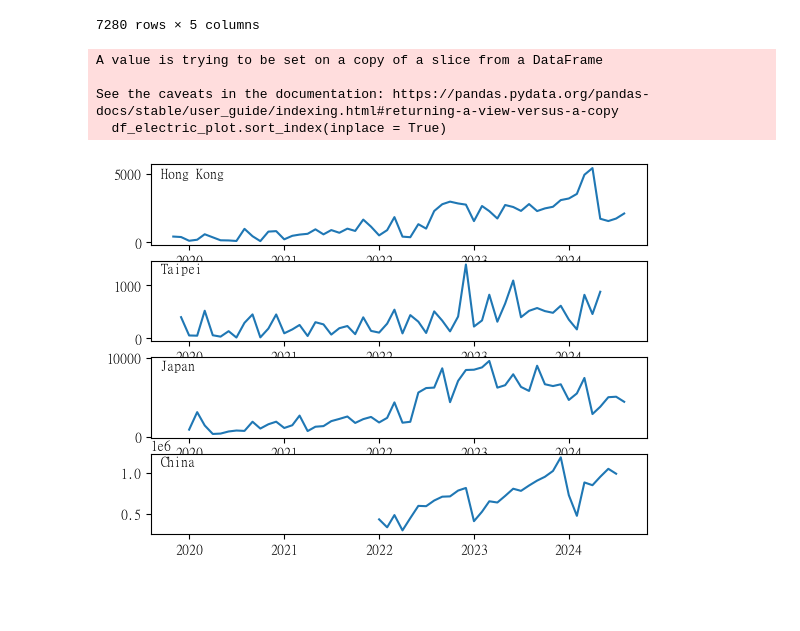
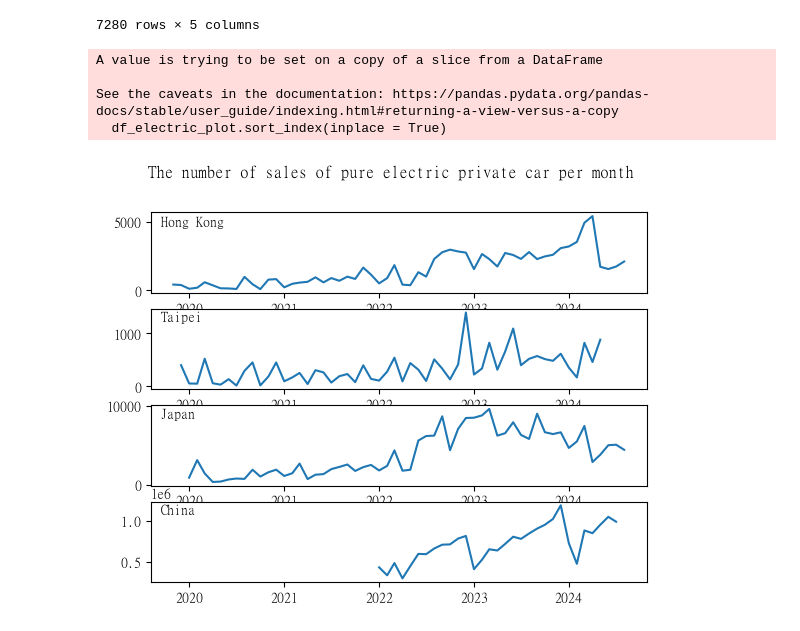
Before and after one commit to lilyleungch/erbscope99, a Jupyter notebook: data_cleansing/KK_HK_Data/projecttest-1.ipynb, the cells around one changed output. Cells and saved outputs as stored; diff of their text form; code cells hidden in the pictures; blank space fills up the shorter version.

Commit message:
plotting add title

```diff
--- a/data_cleansing/KK_HK_Data/projecttest-1.ipynb
+++ b/data_cleansing/KK_HK_Data/projecttest-1.ipynb
@@ -466,26 +595,26 @@ taipei_sales_electric_small.index = pd.to_datetime(taipei_sales_electric_small['
 # %%
 import matplotlib.pyplot as plt
 
 
 df_electric_plot = master_df[master_df['Fuel Type']=='Electric']
 df_electric_plot.sort_index(inplace = True)
 ax1 = plt.subplot(411)
 ax1.set_title('Hong Kong', loc='left', y=0.75, x=0.02, fontsize='medium')
 plt.plot(df_electric_plot.index, df_electric_plot['Count'])
-
+plt.suptitle('The number of sales of pure electric private car per month')
 ax2= plt.subplot(412,sharex=ax1)
 ax2.set_title('Taipei', loc='left', y=0.75, x=0.02, fontsize='medium')
 plt.plot(taipei_sales_electric_small.index, taipei_sales_electric_small['Count'])
 ax3= plt.subplot(413,sharex=ax1)
 ax3.set_title('Japan', loc='left', y=0.75, x=0.02, fontsize='medium')
 plt.plot(df_jp.index, df_jp['BEV Number of units'])
 ax4= plt.subplot(414,sharex=ax1)
 ax4.set_title('China', loc='left', y=0.75, x=0.02, fontsize='medium')
 plt.plot(china_EV_sales.index, china_EV_sales["sales('0000)"]*10000)
 plt.show()
 # %% [output]
 A value is trying to be set on a copy of a slice from a DataFrame
 
 See the caveats in the documentation: https://pandas.pydata.org/pandas-docs/stable/user_guide/indexing.html#returning-a-view-versus-a-copy
   df_electric_plot.sort_index(inplace = True)
-[figure, old version]
+[figure, new version]
```
Also changed, not shown: parts of 9 cells of this notebook, 3 other files.
